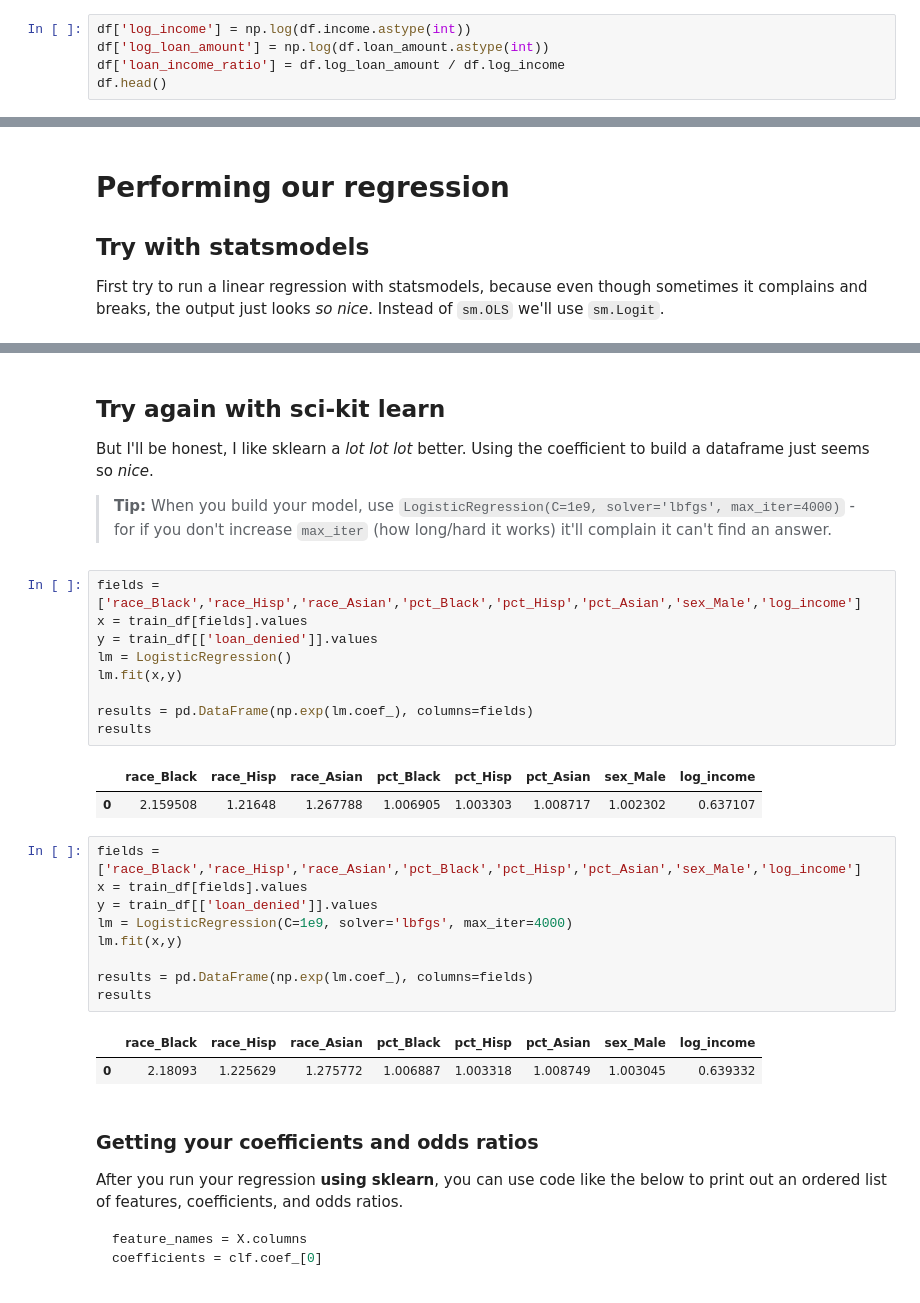
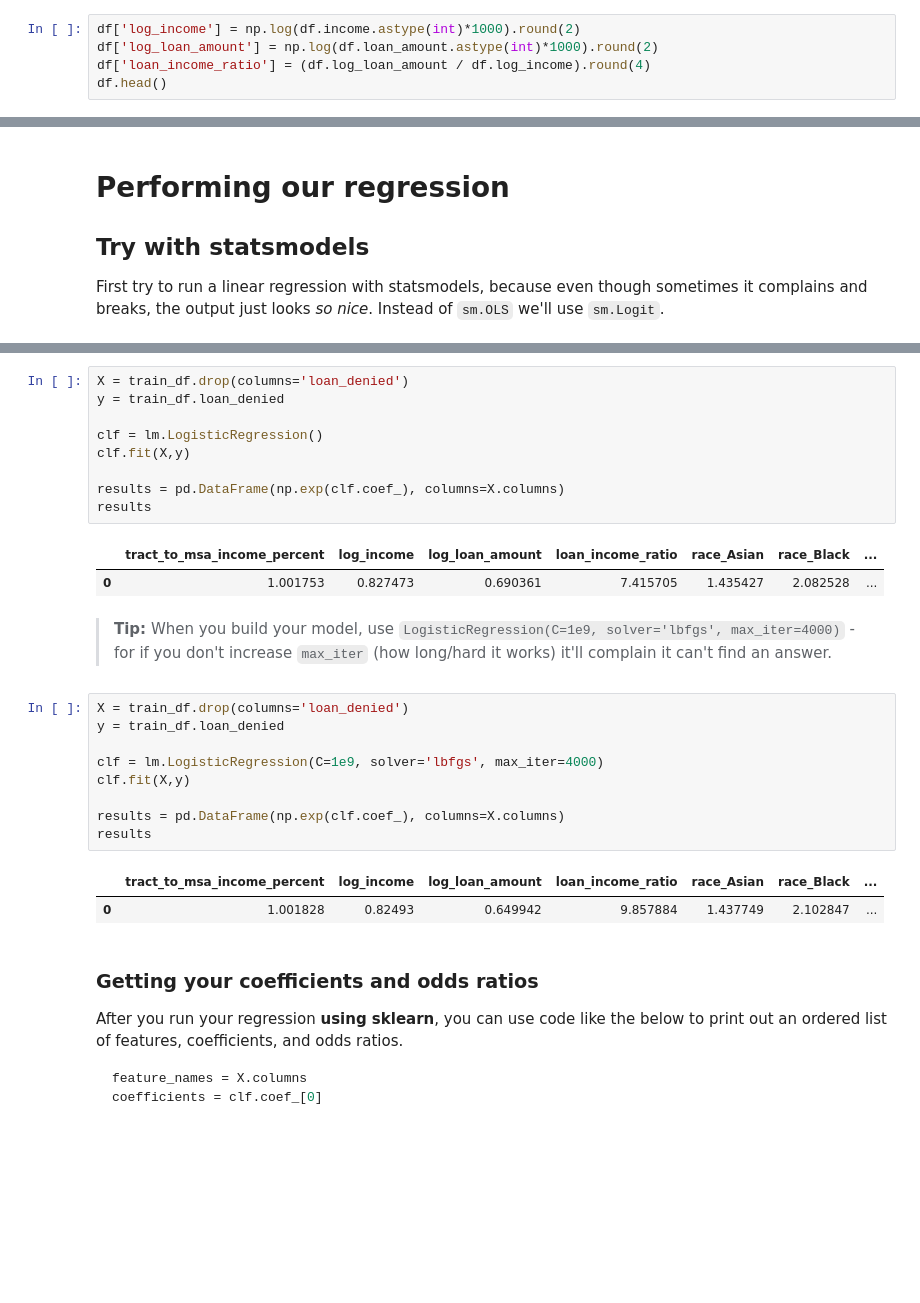
Before and after one commit to domhnallog/class_col_algorithms, a Jupyter notebook: 05-homework/05-homework-mortgage-analysis-odonnchadha.ipynb, the cells around one changed output, grey strips where cells are left out. Saved outputs shown, nothing was run; the diff lists cells and outputs as text; blank space fills up the shorter version.

```diff
--- a/05-homework/05-homework-mortgage-analysis-odonnchadha.ipynb
+++ b/05-homework/05-homework-mortgage-analysis-odonnchadha.ipynb
@@ -124,9 +124,9 @@ Instead of using the raw income and loan amount, you'll want the log of both inc
 
 * **Tip:** `np.log` gives you the logarithm
 # %%
-df['log_income'] = np.log(df.income.astype(int))
-df['log_loan_amount'] = np.log(df.loan_amount.astype(int))
-df['loan_income_ratio'] = df.log_loan_amount / df.log_income
+df['log_income'] = np.log(df.income.astype(int)*1000).round(2)
+df['log_loan_amount'] = np.log(df.loan_amount.astype(int)*1000).round(2)
+df['loan_income_ratio'] = (df.log_loan_amount / df.log_income).round(4)
 df.head()
 # %% [output]
 |  | census_tract | county_code | state_code | applicant_sex | income | loan_amount | loan_type | property_type | ... |
@@ -657,33 +681,29 @@ MissingDataError: exog contains inf or nans
+# %%
+X = train_df.drop(columns='loan_denied')
+y = train_df.loan_denied
+
+clf = lm.LogisticRegression()
+clf.fit(X,y)
+
+results = pd.DataFrame(np.exp(clf.coef_), columns=X.columns)
+results
+# %% [output]
+|  | tract_to_msa_income_percent | log_income | log_loan_amount | loan_income_ratio | race_Asian | race_Black | ... |
+| 0 | 1.001753 | 0.827473 | 0.690361 | 7.415705 | 1.435427 | 2.082528 | ... |
 # %% [markdown]
-## Try again with sci-kit learn
-
-But I'll be honest, I like sklearn a *lot lot lot* better. Using the coefficient to build a dataframe just seems so *nice*.
-
 > **Tip:** When you build your model, use `LogisticRegression(C=1e9, solver='lbfgs', max_iter=4000)` - for if you don't increase `max_iter` (how long/hard it works) it'll complain it can't find an answer.
 # %%
-fields = ['race_Black','race_Hisp','race_Asian','pct_Black','pct_Hisp','pct_Asian','sex_Male','log_income']
-x = train_df[fields].values
-y = train_df[['loan_denied']].values
-lm = LogisticRegression()
-lm.fit(x,y)
+X = train_df.drop(columns='loan_denied')
+y = train_df.loan_denied
 
-results = pd.DataFrame(np.exp(lm.coef_), columns=fields)
+clf = lm.LogisticRegression(C=1e9, solver='lbfgs', max_iter=4000)
+clf.fit(X,y)
+
+results = pd.DataFrame(np.exp(clf.coef_), columns=X.columns)
 results
 # %% [output]
-|  | race_Black | race_Hisp | race_Asian | pct_Black | pct_Hisp | pct_Asian | sex_Male | log_income |
-| 0 | 2.159508 | 1.21648 | 1.267788 | 1.006905 | 1.003303 | 1.008717 | 1.002302 | 0.637107 |
+|  | tract_to_msa_income_percent | log_income | log_loan_amount | loan_income_ratio | race_Asian | race_Black | ... |
+| 0 | 1.001828 | 0.82493 | 0.649942 | 9.857884 | 1.437749 | 2.102847 | ... |
-# %%
-fields = ['race_Black','race_Hisp','race_Asian','pct_Black','pct_Hisp','pct_Asian','sex_Male','log_income']
-x = train_df[fields].values
-y = train_df[['loan_denied']].values
-lm = LogisticRegression(C=1e9, solver='lbfgs', max_iter=4000)
-lm.fit(x,y)
-
-results = pd.DataFrame(np.exp(lm.coef_), columns=fields)
-results
-# %% [output]
-|  | race_Black | race_Hisp | race_Asian | pct_Black | pct_Hisp | pct_Asian | sex_Male | log_income |
-| 0 | 2.18093 | 1.225629 | 1.275772 | 1.006887 | 1.003318 | 1.008749 | 1.003045 | 0.639332 |
 # %% [markdown]
 ### Getting your coefficients and odds ratios
 
```
Also changed, not shown: parts of 9 cells of this notebook.
